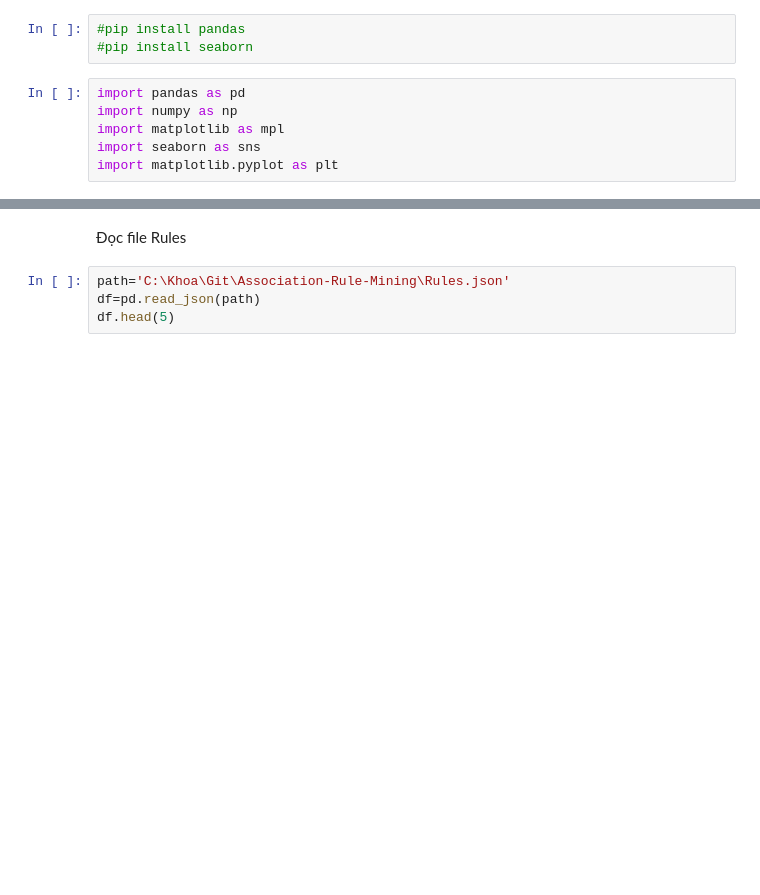
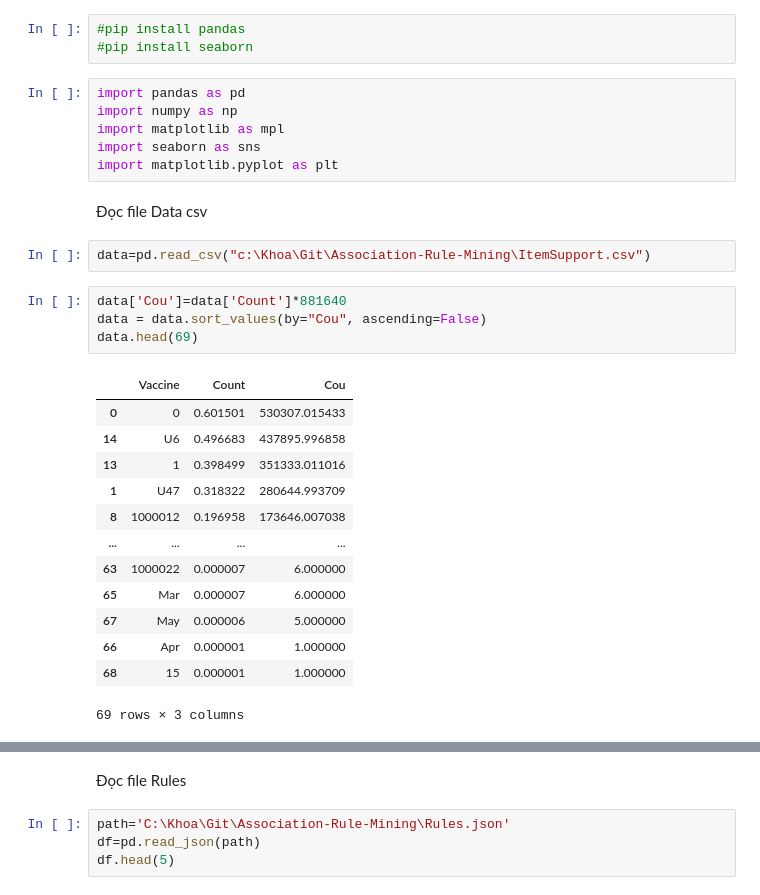
Before and after one commit to bandbu/ARM_Vaccines, a Jupyter notebook: VNVC_rule.ipynb, the cells around one changed output, grey strips where cells are left out. Cells and saved outputs as stored; diff of their text form; blank space fills up the shorter version.

```diff
--- a/VNVC_rule.ipynb
+++ b/VNVC_rule.ipynb
@@ -23,3 +23,25 @@ import numpy as np
 import matplotlib as mpl
 import seaborn as sns
 import matplotlib.pyplot as plt
+# %% [markdown]
+Đọc file Data csv
+# %%
+data=pd.read_csv("c:\Khoa\Git\Association-Rule-Mining\ItemSupport.csv")
+# %%
+data['Cou']=data['Count']*881640
+data = data.sort_values(by="Cou", ascending=False)
+data.head(69)
+# %% [output]
+|  | Vaccine | Count | Cou |
+| 0 | 0 | 0.601501 | 530307.015433 |
+| 14 | U6 | 0.496683 | 437895.996858 |
+| 13 | 1 | 0.398499 | 351333.011016 |
+| 1 | U47 | 0.318322 | 280644.993709 |
+| 8 | 1000012 | 0.196958 | 173646.007038 |
+| ... | ... | ... | ... |
+| 63 | 1000022 | 0.000007 | 6.000000 |
+| 65 | Mar | 0.000007 | 6.000000 |
+| 67 | May | 0.000006 | 5.000000 |
+| 66 | Apr | 0.000001 | 1.000000 |
+| 68 | 15 | 0.000001 | 1.000000 |
+69 rows × 3 columns
```
Also changed, not shown: parts of 8 cells of this notebook, 4 other files.
